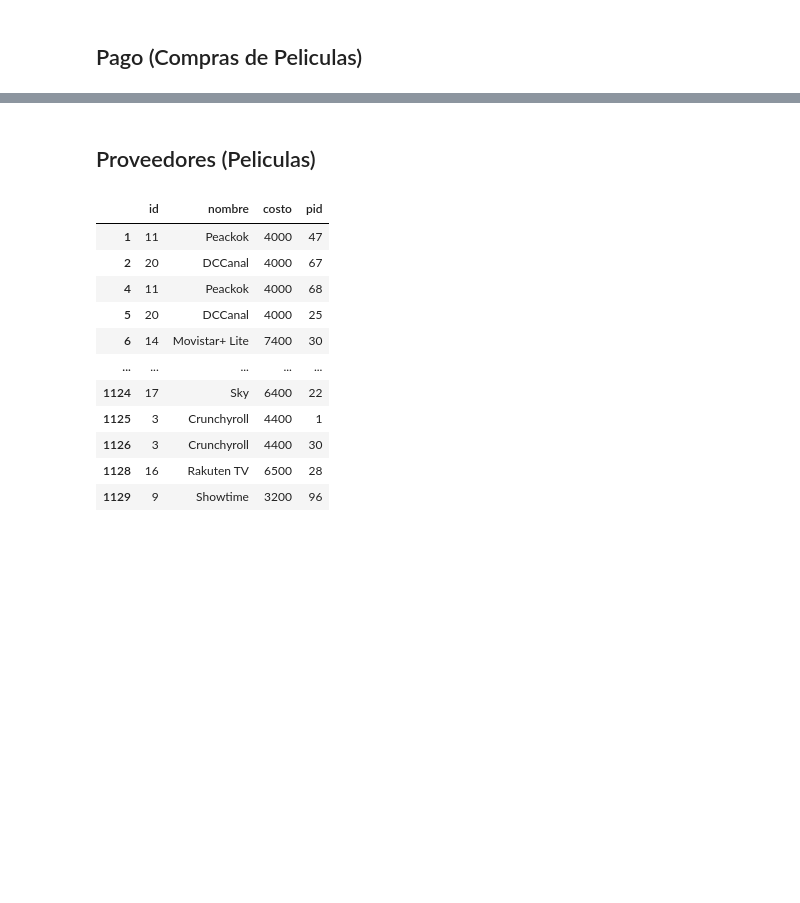
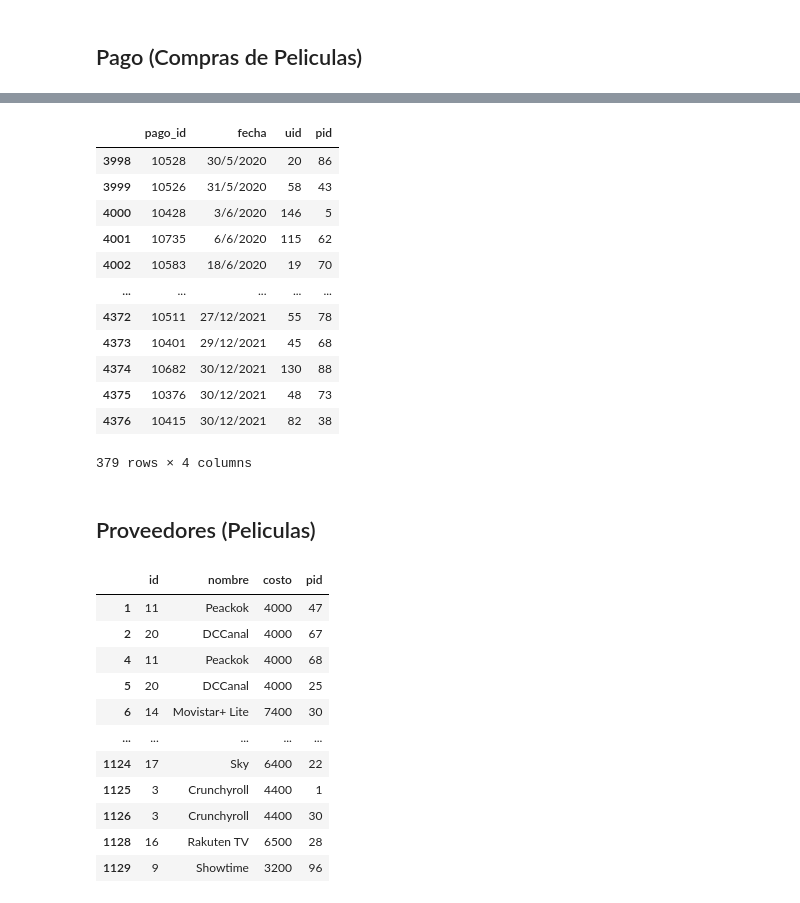
Before and after one commit to VicenteGarayR/Gatos-de-base, a Jupyter notebook: Entrega3/CSV/data_impar.ipynb, the cells around one changed output, grey strips where cells are left out. Cells and saved outputs as stored; diff of their text form; code cells hidden in the pictures; blank space fills up the shorter version.

```diff
--- a/Entrega3/CSV/data_impar.ipynb
+++ b/Entrega3/CSV/data_impar.ipynb
@@ -372,3 +404,20 @@ pago_compra
+# %%
+tabla_detalle_peli = pago_compra[['pago_id', 'fecha', 'uid', 'pid']]
+tabla_detalle_peli #PK: pago_id
+# %% [output]
+|  | pago_id | fecha | uid | pid |
+| 3998 | 10528 | 30/5/2020 | 20 | 86 |
+| 3999 | 10526 | 31/5/2020 | 58 | 43 |
+| 4000 | 10428 | 3/6/2020 | 146 | 5 |
+| 4001 | 10735 | 6/6/2020 | 115 | 62 |
+| 4002 | 10583 | 18/6/2020 | 19 | 70 |
+| ... | ... | ... | ... | ... |
+| 4372 | 10511 | 27/12/2021 | 55 | 78 |
+| 4373 | 10401 | 29/12/2021 | 45 | 68 |
+| 4374 | 10682 | 30/12/2021 | 130 | 88 |
+| 4375 | 10376 | 30/12/2021 | 48 | 73 |
+| 4376 | 10415 | 30/12/2021 | 82 | 38 |
+379 rows × 4 columns
 # %% [markdown]
 ## Proveedores (Peliculas)
 # %%
```
Also changed, not shown: parts of 5 cells of this notebook, 5 other files.
